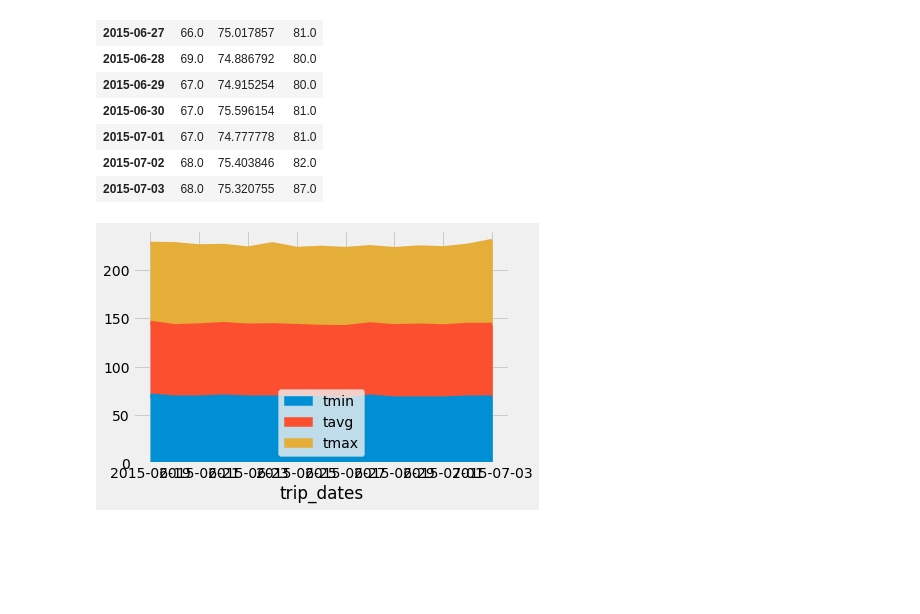
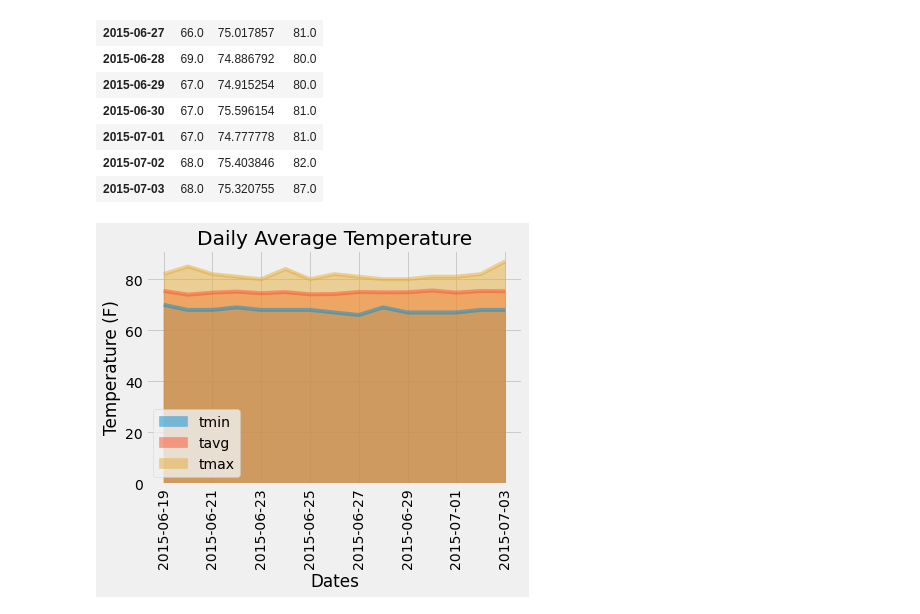
Before and after one commit to LenSin3/sqlalchemy-challenge, a Jupyter notebook: climate_starter.ipynb, the cells around one changed output. Drawn from its saved outputs; the diff is of its cells as text; code cells hidden in the pictures; blank space fills up the shorter version.

Commit message:
Completed area chart of daily temperature and saved plot

```diff
--- a/climate_starter.ipynb
+++ b/climate_starter.ipynb
@@ -399,8 +399,12 @@ normals_df
 | 2015-07-03 | 68.0 | 75.320755 | 87.0 |
 # %%
 # Plot the daily normals as an area plot with `stacked=False`
-ax = normals_df.plot.area()
+ax = normals_df.plot.area(stacked=False)
 plt.xticks(rotation=90)
+plt.xlabel('Dates')
+plt.ylabel('Temperature (F)')
+plt.title('Daily Average Temperature')
+plt.savefig('daily_rainfall.png')
 plt.show()
 # %% [output]
-[figure, old version]
+[figure, new version]
```
Also changed, not shown: 1 other file.
